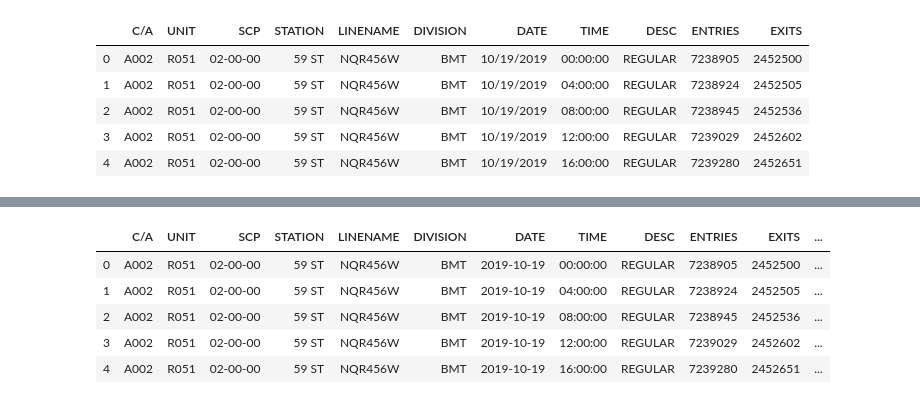
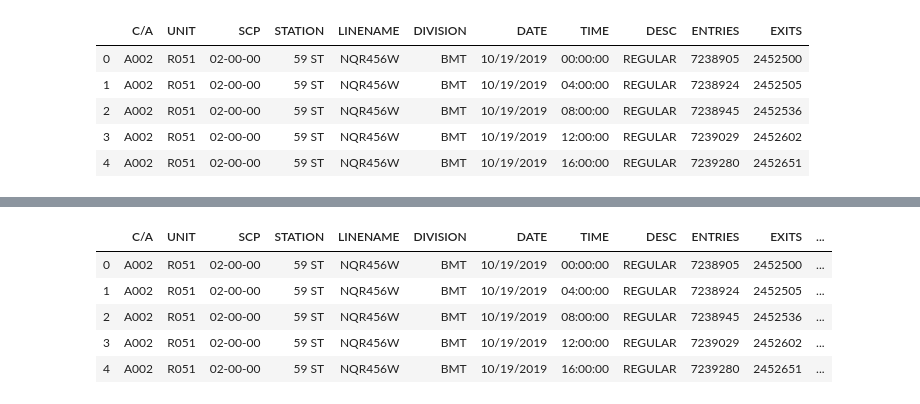
Before and after one commit to ry-werth/metis-project-1-mta-study, a Jupyter notebook: Ryan_Playground/Playground.ipynb, the cells around one changed output, grey strips where cells are left out. Drawn from its saved outputs; the diff is of its cells as text; code cells hidden in the pictures.

```diff
--- a/Ryan_Playground/Playground.ipynb
+++ b/Ryan_Playground/Playground.ipynb
@@ -46,4 +42,0 @@ str
-# %%
-df["DATE"] = pd.to_datetime(df["DATE"])
-# %%
-df["DAY"] = df["DATE"].dt.dayofweek
@@ -50,3 +53,9 @@ df["DAY"] = df["DATE"].dt.dayofweek
+# %%
+# create a new column that combines the day and time into one and makes it a datetime object
+df["DATE_TIME"] =  pd.to_datetime(df["DATE"] +" "+ df["TIME"])
+# %%
+# add in a day of the week column
+df["DAY_INT"] = df["DATE_TIME"].dt.dayofweek
 # %%
 df.head()
 # %% [output]
@@ -67,12 +77,13 @@ day_dict = {
     6: 'Sunday'
 }
 # %%
-df["DAY_STR"] = df["DAY"].map(day_dict)
+# add that day of the week string column
+df["DAY_STR"] = df["DAY_INT"].map(day_dict)
 df.head()
 # %% [output]
 |  | C/A | UNIT | SCP | STATION | LINENAME | DIVISION | DATE | TIME | DESC | ENTRIES | EXITS | ... |
-| 0 | A002 | R051 | 02-00-00 | 59 ST | NQR456W | BMT | 2019-10-19 | 00:00:00 | REGULAR | 7238905 | 2452500 | ... |
-| 1 | A002 | R051 | 02-00-00 | 59 ST | NQR456W | BMT | 2019-10-19 | 04:00:00 | REGULAR | 7238924 | 2452505 | ... |
-| 2 | A002 | R051 | 02-00-00 | 59 ST | NQR456W | BMT | 2019-10-19 | 08:00:00 | REGULAR | 7238945 | 2452536 | ... |
-| 3 | A002 | R051 | 02-00-00 | 59 ST | NQR456W | BMT | 2019-10-19 | 12:00:00 | REGULAR | 7239029 | 2452602 | ... |
-| 4 | A002 | R051 | 02-00-00 | 59 ST | NQR456W | BMT | 2019-10-19 | 16:00:00 | REGULAR | 7239280 | 2452651 | ... |
+| 0 | A002 | R051 | 02-00-00 | 59 ST | NQR456W | BMT | 10/19/2019 | 00:00:00 | REGULAR | 7238905 | 2452500 | ... |
+| 1 | A002 | R051 | 02-00-00 | 59 ST | NQR456W | BMT | 10/19/2019 | 04:00:00 | REGULAR | 7238924 | 2452505 | ... |
+| 2 | A002 | R051 | 02-00-00 | 59 ST | NQR456W | BMT | 10/19/2019 | 08:00:00 | REGULAR | 7238945 | 2452536 | ... |
+| 3 | A002 | R051 | 02-00-00 | 59 ST | NQR456W | BMT | 10/19/2019 | 12:00:00 | REGULAR | 7239029 | 2452602 | ... |
+| 4 | A002 | R051 | 02-00-00 | 59 ST | NQR456W | BMT | 10/19/2019 | 16:00:00 | REGULAR | 7239280 | 2452651 | ... |
```
Also changed, not shown: parts of 28 cells of this notebook, 1 other file.
